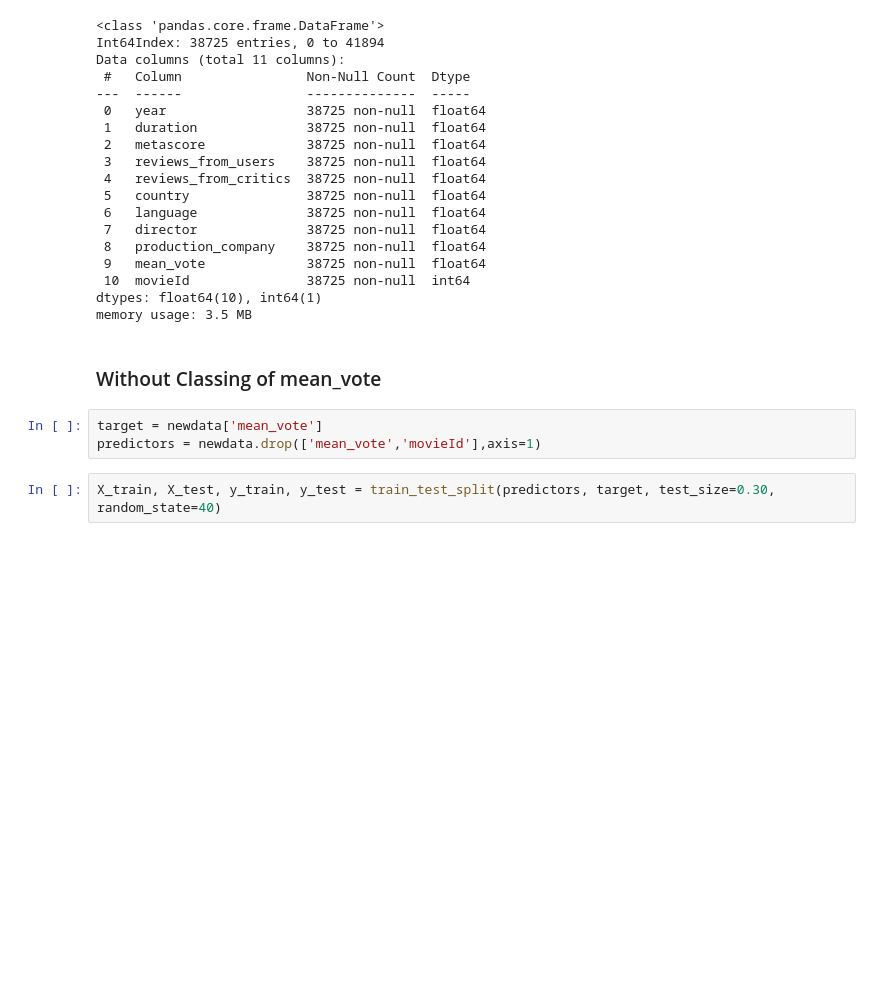
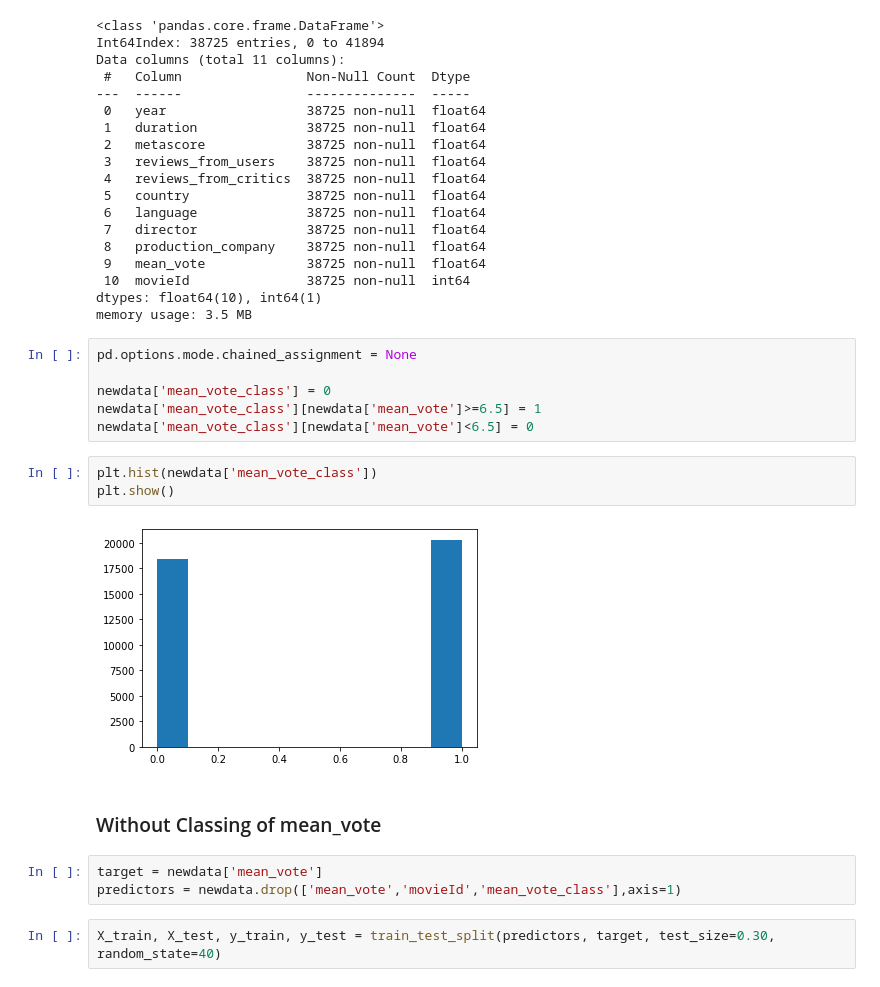
Before and after one commit to mheidari98/Movie-Recommender-Systems, a Jupyter notebook: Keras.ipynb, the cells around one changed output. Cells and saved outputs as stored; diff of their text form; blank space fills up the shorter version.

```diff
--- a/Keras.ipynb
+++ b/Keras.ipynb
@@ -140,11 +140,22 @@ Data columns (total 11 columns):
  10  movieId               38725 non-null  int64
 dtypes: float64(10), int64(1)
 memory usage: 3.5 MB
+# %%
+pd.options.mode.chained_assignment = None
+
+newdata['mean_vote_class'] = 0
+newdata['mean_vote_class'][newdata['mean_vote']>=6.5] = 1
+newdata['mean_vote_class'][newdata['mean_vote']<6.5] = 0
+# %%
+plt.hist(newdata['mean_vote_class'])
+plt.show()
+# %% [output]
+[figure, added]
 # %% [markdown]
 ### Without Classing of mean_vote
 # %%
 target = newdata['mean_vote']
-predictors = newdata.drop(['mean_vote','movieId'],axis=1)
+predictors = newdata.drop(['mean_vote','movieId','mean_vote_class'],axis=1)
 # %%
 X_train, X_test, y_train, y_test = train_test_split(predictors, target, test_size=0.30, random_state=40)
 # %%
```
Also changed, not shown: parts of 12 cells of this notebook.
